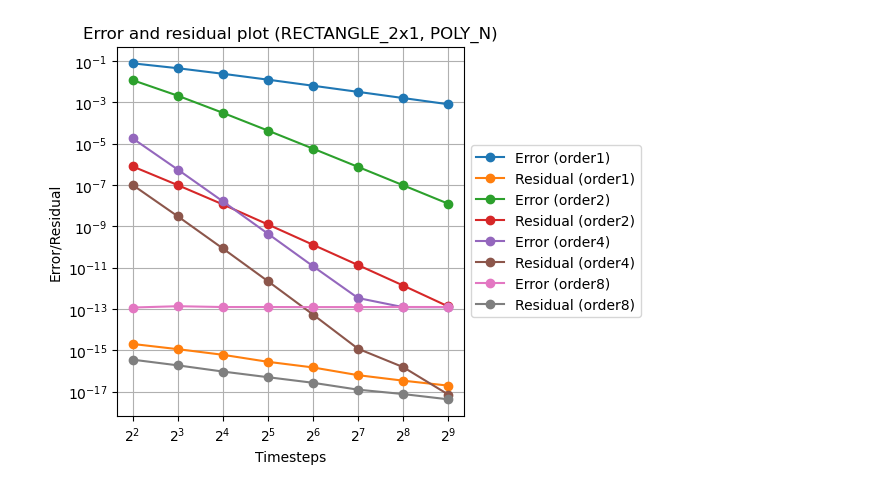
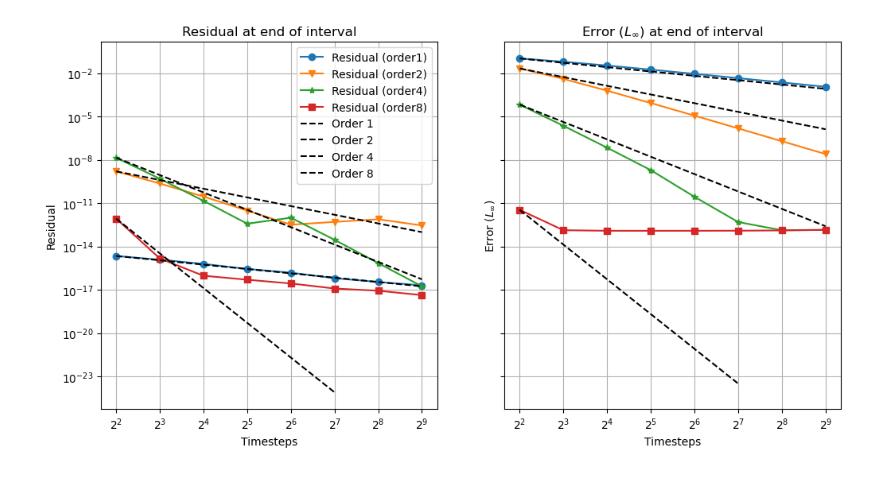
Before and after one commit to TobiasEppacher/pySDC, a Jupyter notebook: pySDC/projects/TobiasTests/VisualizeData.ipynb, the cells around one changed output. Drawn from its saved outputs; the diff is of its cells as text; code cells hidden in the pictures.

Commit message:
Better visualization

```diff
--- a/pySDC/projects/TobiasTests/VisualizeData.ipynb
+++ b/pySDC/projects/TobiasTests/VisualizeData.ipynb
@@ -1,57 +1,90 @@
 # %%
 import pandas as pd
+import matplotlib.pyplot as plt
 import os
 
-mesh_type = 'RECTANGLE_2x1' # 'UNIT_SQUARE' or 'RECTANGLE_2x1'
-equation = 'POLY_N'
-orders = ['order1', 'order2', 'order4', 'order8']
+mesh_type = "RECTANGLE_2x1" # "UNIT_SQUARE" or "RECTANGLE_2x1"
+equation = "POLY_N"
+orders = ["order1", "order2", "order4", "order8"]
 
 print_full_stats = False
 convergence_analysis = True
 
 if print_full_stats:
     for order in orders:
-        data_dir = f'data/{mesh_type}/{equation}/{order}'
-        full_stats_files = os.listdir(data_dir + '/statistics')
+        data_dir = f"data/{mesh_type}/{equation}/{order}"
+        full_stats_files = os.listdir(data_dir + "/statistics")
         for file in full_stats_files:
-            if file.endswith('.csv'):
-                df = pd.read_csv(f'{data_dir}/statistics/{file}')
+            if file.endswith(".csv"):
+                df = pd.read_csv(f"{data_dir}/statistics/{file}")
                 print(df)
 
 if convergence_analysis:
-    fulldf = pd.DataFrame()
-    columns = []
+    residual_df = pd.DataFrame()
+    error_df = pd.DataFrame()
     for order in orders:
-        file_path = f'data/{mesh_type}/{equation}/{order}/convergence_data.csv'
+        file_path = f"data/{mesh_type}/{equation}/{order}/convergence_data.csv"
         try:
             df = pd.read_csv(file_path)
         except Exception as e:
-            print(f'Error reading {file_path}: {e}')
+            print(f"Error reading {file_path}: {e}")
+            orders.remove(order)
             continue
 
-        df.rename(columns={'error': f'error_{order}', 'residual': f'residual_{order}'}, inplace=True)
+        df.rename(columns={"error": f"error_{order}", "residual": f"residual_{order}"}, inplace=True)
 
-        if fulldf.empty:
-            fulldf.insert(0, 'timesteps', df['timesteps'])
+        if residual_df.empty:
+            residual_df.insert(0, "timesteps", df["timesteps"])
 
-        fulldf.insert(len(fulldf.columns), f'Error ({order})', df['final_error'])
-        fulldf.insert(len(fulldf.columns), f'Residual ({order})', df['final_residual'])
-        columns += [f'Error ({order})', f'Residual ({order})']
+        if error_df.empty:
+            error_df.insert(0, "timesteps", df["timesteps"])
 
-ax = fulldf.plot(
-            title=f'Error and residual plot ({mesh_type}, {equation})',
-            x='timesteps',
-            y=columns,
-            marker='o'
-            )
+        residual_df.insert(len(residual_df.columns), f"Residual ({order})", df["final_residual"])
+        error_df.insert(len(error_df.columns), f"Error ({order})", df["final_error"])
 
-ax.set_xscale('log', base=2)
-ax.set_yscale('log', base=10)
-ax.set_xlabel('Timesteps')
-ax.set_ylabel('Error/Residual')
-ax.grid(True)
 
-box = ax.get_position()
-ax.set_position([box.x0, box.y0, box.width * 0.7, box.height])
-ax.legend(loc='center left', bbox_to_anchor=(1, 0.5))
+
+    # Plotting the convergence data
+
+    fig, (residual_ax, error_ax) = plt.subplots(nrows=1, ncols=2, figsize=(12, 6), sharex=True, sharey=True)
+    markers = ["o", "v", "*", "s", "D", "^", "1"]
+
+    for index, order in enumerate(orders):
+        residual_ax.plot(
+                "timesteps",
+                f"Residual ({order})",
+                data=residual_df,
+                marker=markers[index],
+                )
+        error_ax.plot(
+                "timesteps",
+                f"Error ({order})",
+                data=error_df,
+                marker=markers[index],
+                )
+
+    # Plot reference lines of order 1, 2, 4, 8
+    residual_ax.plot(residual_df["timesteps"], 4 * residual_df["Residual (order1)"][0]/residual_df["timesteps"], label="Order 1", linestyle="--", color="black")
+    residual_ax.plot(residual_df["timesteps"], 4**2 * residual_df["Residual (order2)"][0]/(residual_df["timesteps"]**2), label="Order 2", linestyle="--", color="black")
+    residual_ax.plot(residual_df["timesteps"], 4**4 * residual_df["Residual (order4)"][0]/(residual_df["timesteps"]**4), label="Order 4", linestyle="--", color="black")
+    residual_ax.plot(residual_df["timesteps"], 4**8 * residual_df["Residual (order8)"][0]/(residual_df["timesteps"]**8), label="Order 8", linestyle="--", color="black")
+
+    error_ax.plot(error_df["timesteps"], 4 * error_df["Error (order1)"][0]/error_df["timesteps"], label="Order 1", linestyle="--", color="black")
+    error_ax.plot(error_df["timesteps"], 4**2 * error_df["Error (order2)"][0]/(error_df["timesteps"]**2), label="Order 2", linestyle="--", color="black")
+    error_ax.plot(error_df["timesteps"], 4**4 * error_df["Error (order4)"][0]/(error_df["timesteps"]**4), label="Order 4", linestyle="--", color="black")
+    error_ax.plot(error_df["timesteps"], 4**8 * error_df["Error (order8)"][0]/(error_df["timesteps"]**8), label="Order 8", linestyle="--", color="black")
+
+    residual_ax.set_title("Residual at end of interval")
+    residual_ax.set_ylabel("Residual")
+    error_ax.set_title("Error ($L_\infty$) at end of interval")
+    error_ax.set_ylabel("Error ($L_\infty$)")
+    for ax in [residual_ax, error_ax]:
+        ax.set_xscale("log", base=2)
+        ax.set_yscale("log", base=10)
+        ax.set_xlabel("Timesteps")
+        ax.grid(True)
+
+    #box = residual_ax.get_position()
+    #residual_ax.set_position([box.x0, box.y0, box.width * 0.7, box.height])
+    residual_ax.legend()
 # %% [output]
@@ -59 +91 @@ ax.legend(loc='center left', bbox_to_anchor=(1, 0.5))
-[figure, old version]
+[figure, new version]
```
Also changed, not shown: parts of 1 cell of this notebook, 47 other files.
